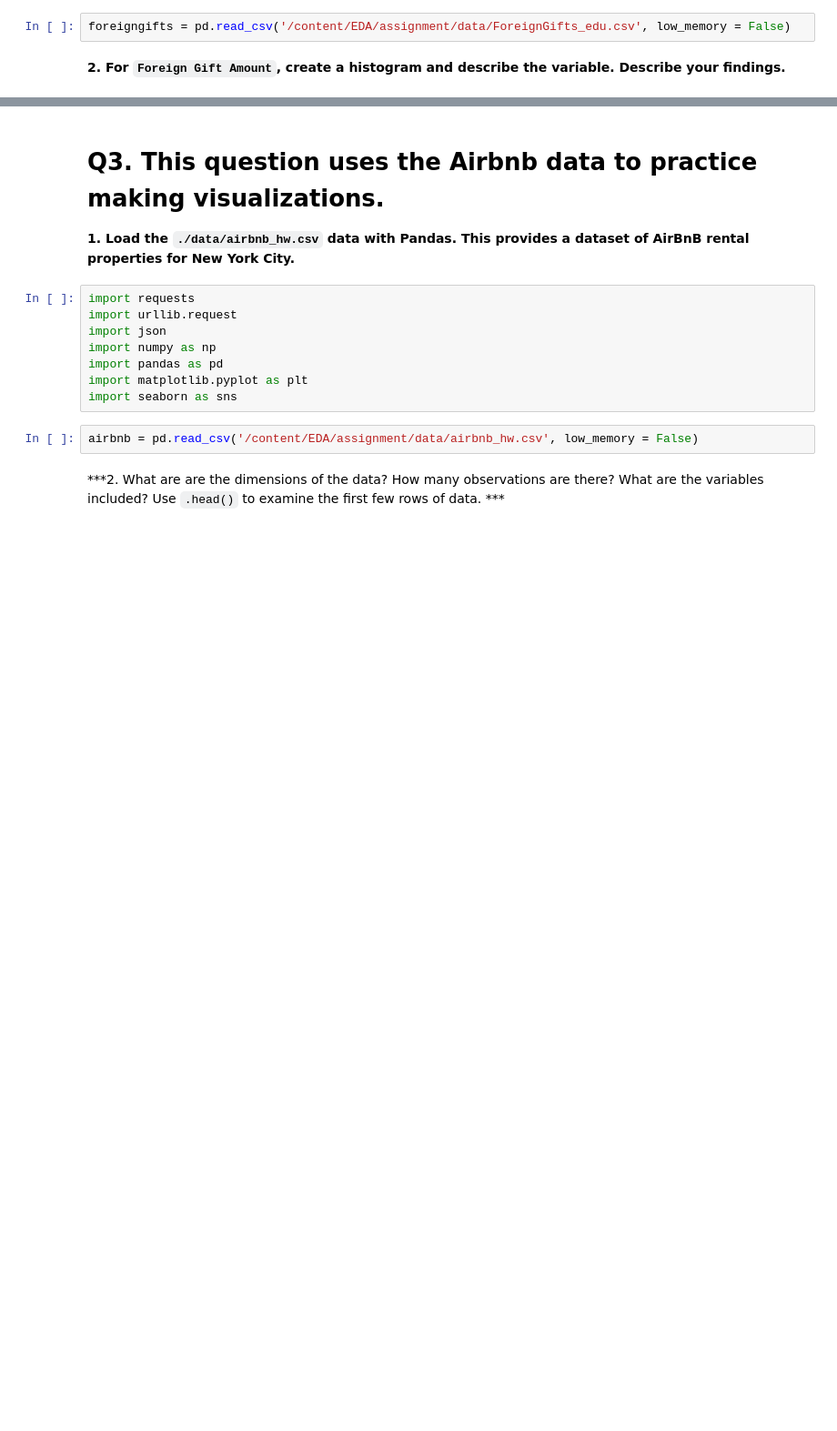
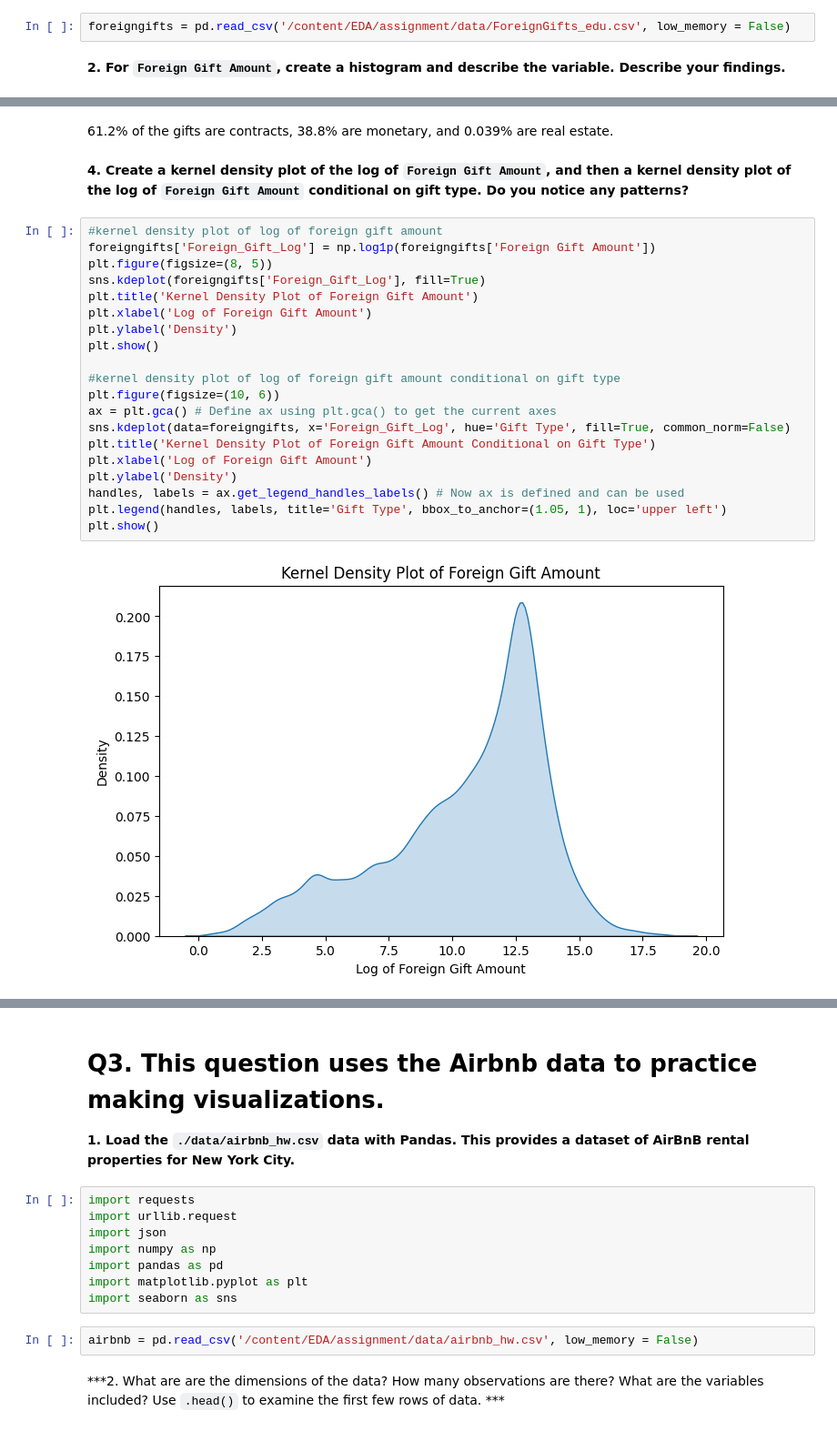
Before and after one commit to norawik/EDA, a Jupyter notebook: assignment/assignment.ipynb, the cells around one changed output, grey strips where cells are left out. Shown at 91% size. Saved outputs shown, nothing was run; the diff lists cells and outputs as text; blank space fills up the shorter version.

```diff
--- a/assignment/assignment.ipynb
+++ b/assignment/assignment.ipynb
@@ -50,0 +82,26 @@ KeyError: 'Foreign Gift'
+# %% [markdown]
+61.2% of the gifts are contracts, 38.8% are monetary, and 0.039% are real estate.
+# %% [markdown]
+**4. Create a kernel density plot of the log of `Foreign Gift Amount`, and then a kernel density plot of the log of `Foreign Gift Amount` conditional on gift type. Do you notice any patterns?**
+# %%
+#kernel density plot of log of foreign gift amount
+foreigngifts['Foreign_Gift_Log'] = np.log1p(foreigngifts['Foreign Gift Amount'])
+plt.figure(figsize=(8, 5))
+sns.kdeplot(foreigngifts['Foreign_Gift_Log'], fill=True)
+plt.title('Kernel Density Plot of Foreign Gift Amount')
+plt.xlabel('Log of Foreign Gift Amount')
+plt.ylabel('Density')
+plt.show()
+
+#kernel density plot of log of foreign gift amount conditional on gift type
+plt.figure(figsize=(10, 6))
+ax = plt.gca() # Define ax using plt.gca() to get the current axes
+sns.kdeplot(data=foreigngifts, x='Foreign_Gift_Log', hue='Gift Type', fill=True, common_norm=False)
+plt.title('Kernel Density Plot of Foreign Gift Amount Conditional on Gift Type')
+plt.xlabel('Log of Foreign Gift Amount')
+plt.ylabel('Density')
+handles, labels = ax.get_legend_handles_labels() # Now ax is defined and can be used
+plt.legend(handles, labels, title='Gift Type', bbox_to_anchor=(1.05, 1), loc='upper left')
+plt.show()
+# %% [output]
+[figure, added]
```
Also changed, not shown: parts of 10 cells of this notebook.
